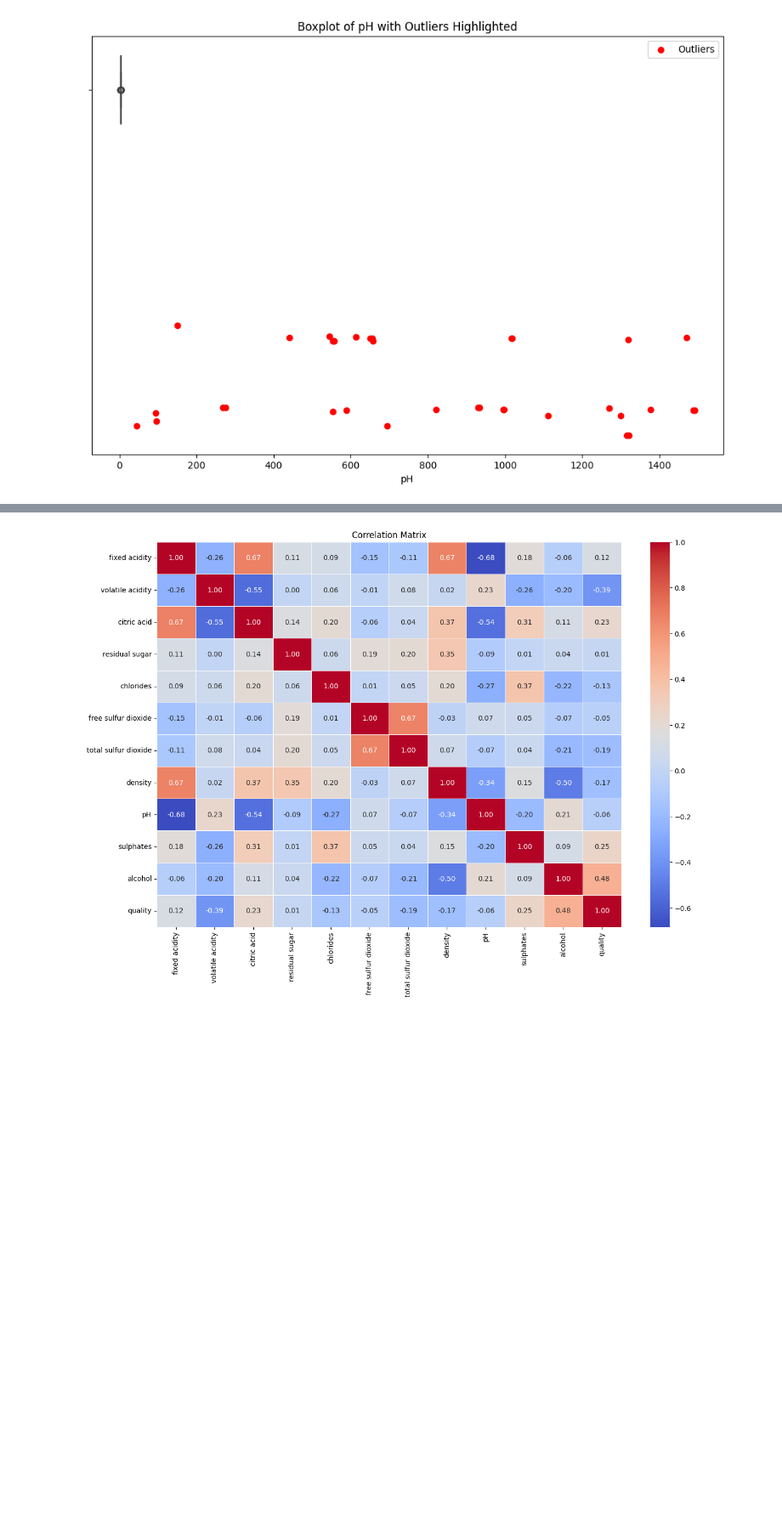
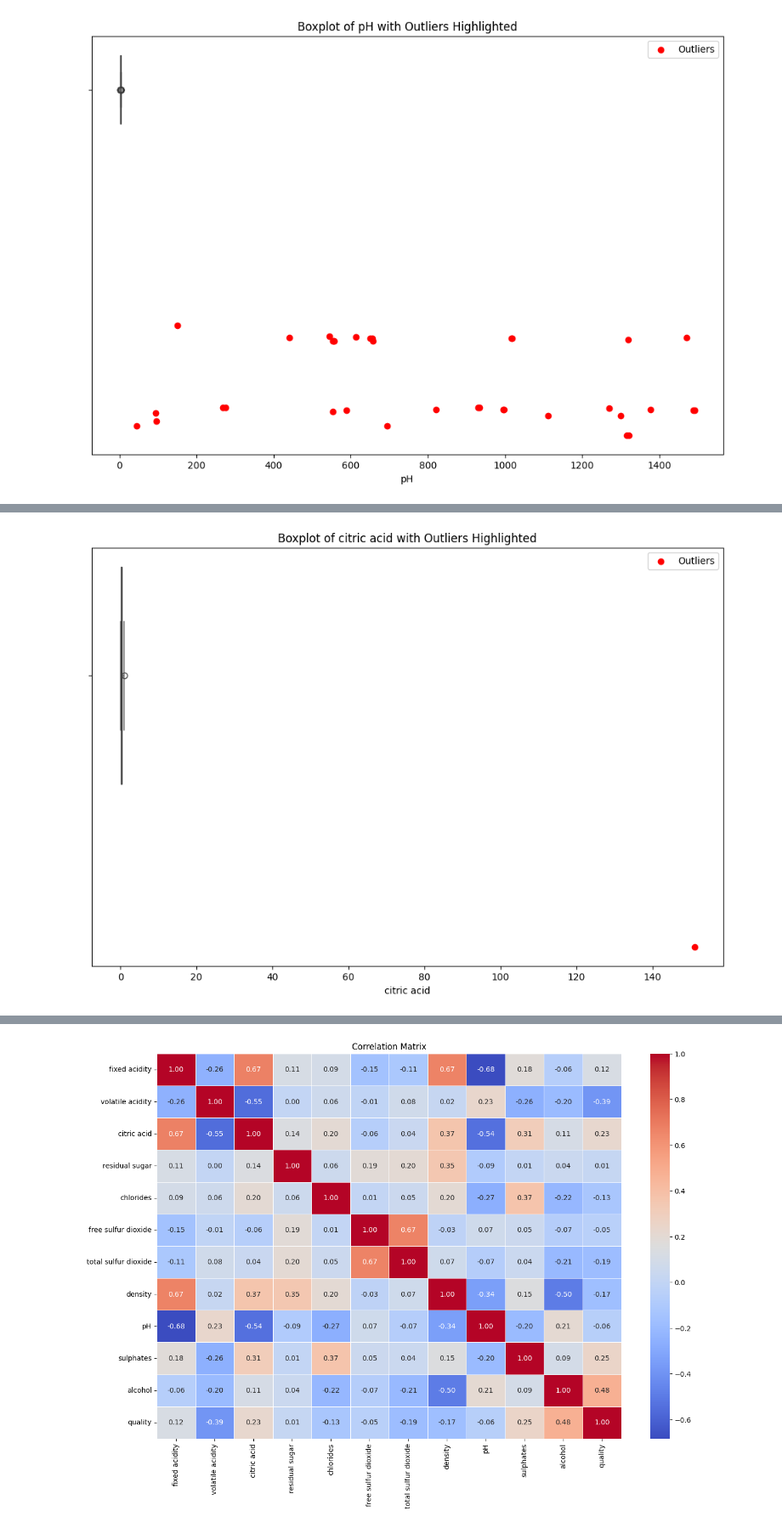
Before and after one commit to Nhyira-Nsaako/course-project, a Jupyter notebook: course_project.ipynb, the cells around one changed output, grey strips where cells are left out. Shown at 85% size. Cells and saved outputs as stored; diff of their text form; code cells hidden in the pictures; blank space fills up the shorter version.

```diff
--- a/course_project.ipynb
+++ b/course_project.ipynb
@@ -106,0 +141,17 @@ plt.show()
+# %%
+column_of_interest = 'citric acid'
+Q1 = data[column_of_interest].quantile(0.25)
+Q3 = data[column_of_interest].quantile(0.75)
+IQR = Q3 - Q1
+lower_bound = Q1 - 1.5 * IQR
+upper_bound = Q3 + 1.5 * IQR
+outliers = data[(data[column_of_interest] < lower_bound) | (data [column_of_interest] > upper_bound)]
+
+plt.figure(figsize=(12, 8))
+sns.boxplot(x=data[column_of_interest])
+plt.title(f'Boxplot of {column_of_interest} with Outliers Highlighted')
+plt.scatter(outliers.index, outliers[column_of_interest], color='red', label='Outliers')
+plt.legend()
+plt.show()
+# %% [output]
+[figure, added]
```
Also changed, not shown: parts of 7 cells of this notebook.
